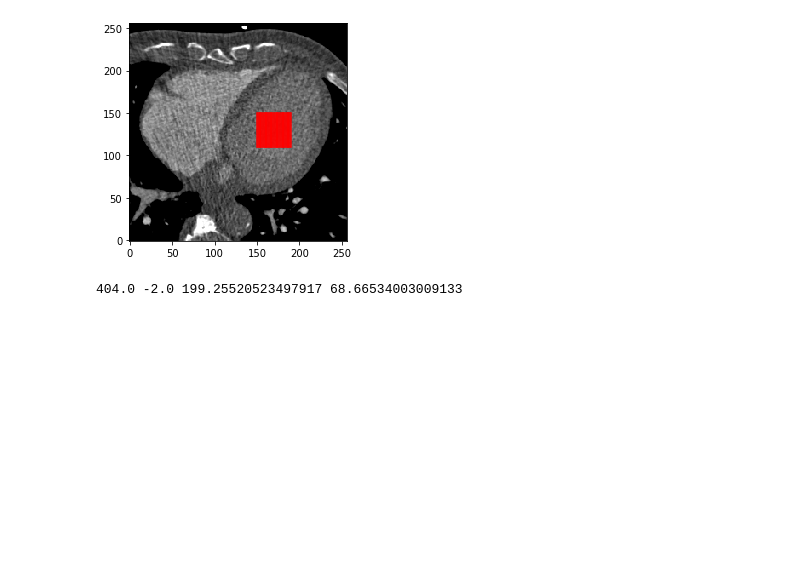
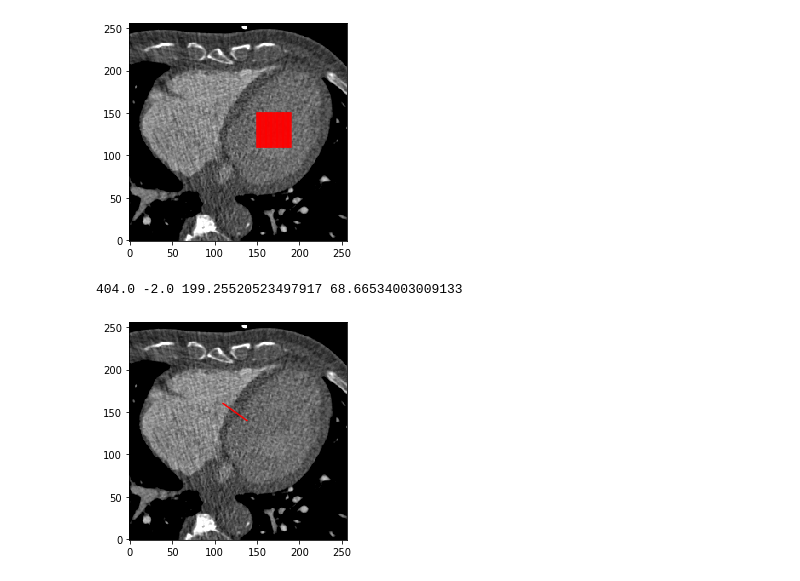
Before and after one commit to zhennongchen/Volume_Rendering_by_DL, a Jupyter notebook: jupyter notebook/zc_check_SNR_and_intersity_profile.ipynb, the cells around one changed output. Cells and saved outputs as stored; diff of their text form; code cells hidden in the pictures; blank space fills up the shorter version.

```diff
--- a/jupyter notebook/zc_check_SNR_and_intersity_profile.ipynb
+++ b/jupyter notebook/zc_check_SNR_and_intersity_profile.ipynb
@@ -87,3 +134,16 @@ std = np.std(intensity_list)
 print(peak,bottom,mean,std)
 # %% [output]
 404.0 -2.0 199.25520523497917 68.66534003009133
+# %%
+I = volume_data[:,:,80]
+x = [138,110]
+y = [140,160]
+
+
+fig = plt.figure(1, figsize=(5, 5))
+%matplotlib inline
+plt.imshow(slice1.T,cmap='gray',origin='lower')
+plt.plot(x,y,color = 'red')
+plt.show()
+# %% [output]
+[figure, added]
```
Also changed, not shown: parts of 12 cells of this notebook, 8 other files.
